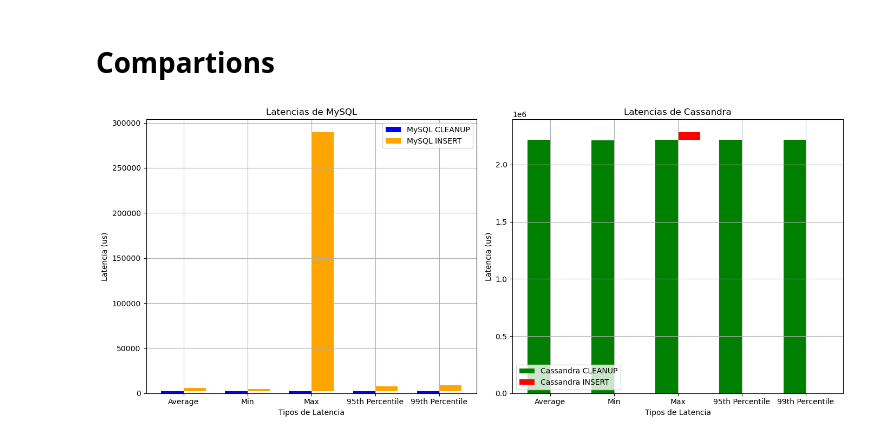
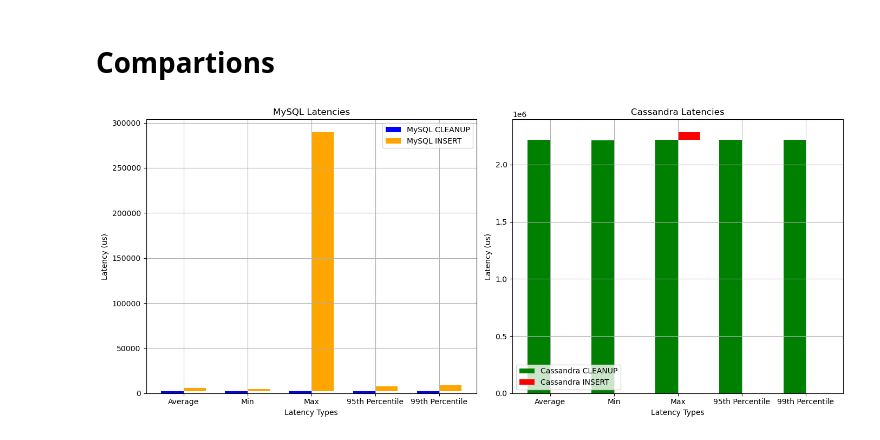
Before and after one commit to zeros2018/stock_deep_learning, a Jupyter notebook: Comparison of Databases.ipynb, the cells around one changed output. Saved outputs shown, nothing was run; the diff lists cells and outputs as text; code cells hidden in the pictures.

```diff
--- a/Comparison of Databases.ipynb
+++ b/Comparison of Databases.ipynb
@@ -117,7 +140,7 @@ plt.show()
 import matplotlib.pyplot as plt
 import numpy as np
 
-# Resultados de MySQL
+# MySQL results
 mysql_results = {
     'CLEANUP': {
         'Average': 2305.0,
@@ -135,7 +158,7 @@ mysql_results = {
     }
 }
 
-# Resultados de Cassandra
+# Cassandra results
 cassandra_results = {
     'CLEANUP': {
         'Average': 2214912.0,
@@ -152,46 +175,46 @@ cassandra_results = {
         '99th Percentile': 359
     }
 }
 
-# Definir las categorías y los valores para las latencias
+# Define categories and values for latencies
 categories = ['Average', 'Min', 'Max', '95th Percentile', '99th Percentile']
 mysql_cleanup = [mysql_results['CLEANUP'][cat] for cat in categories]
 mysql_insert = [mysql_results['INSERT'][cat] for cat in categories]
 cassandra_cleanup = [cassandra_results['CLEANUP'][cat] for cat in categories]
 cassandra_insert = [cassandra_results['INSERT'][cat] for cat in categories]
 
-# Crear el gráfico de barras en dos subgráficos
-x = np.arange(len(categories))  # la posición de las categorías en el eje X
-width = 0.35  # El ancho de las barras
+# Create the bar chart with two subplots
+x = np.arange(len(categories))  # the position of the categories on the X-axis
+width = 0.35  # Bar width
 
-fig, (ax1, ax2) = plt.subplots(1, 2, figsize=(14, 6))  # 1 fila y 2 columnas para los gráficos
+fig, (ax1, ax2) = plt.subplots(1, 2, figsize=(14, 6))  # 1 row and 2 columns for the charts
 
-# Gráfico para MySQL
+# MySQL plot
 ax1.bar(x - width/2, mysql_cleanup, width, label='MySQL CLEANUP', color='blue')
 ax1.bar(x + width/2, mysql_insert, width, label='MySQL INSERT', color='orange', bottom=mysql_cleanup)
-ax1.set_title('Latencias de MySQL')
-ax1.set_xlabel('Tipos de Latencia')
-ax1.set_ylabel('Latencia (us)')
+ax1.set_title('MySQL Latencies')
+ax1.set_xlabel('Latency Types')
+ax1.set_ylabel('Latency (us)')
 ax1.set_xticks(x)
 ax1.set_xticklabels(categories)
 ax1.legend()
 ax1.grid(True)
 
-# Gráfico para Cassandra
+# Cassandra plot
 ax2.bar(x - width/2, cassandra_cleanup, width, label='Cassandra CLEANUP', color='green')
 ax2.bar(x + width/2, cassandra_insert, width, label='Cassandra INSERT', color='red', bottom=cassandra_cleanup)
-ax2.set_title('Latencias de Cassandra')
-ax2.set_xlabel('Tipos de Latencia')
-ax2.set_ylabel('Latencia (us)')
+ax2.set_title('Cassandra Latencies')
+ax2.set_xlabel('Latency Types')
+ax2.set_ylabel('Latency (us)')
 ax2.set_xticks(x)
 ax2.set_xticklabels(categories)
 ax2.legend()
 ax2.grid(True)
 
-# Ajustar el espacio entre subgráficos
+# Adjust space between subplots
 plt.tight_layout()
 
-# Mostrar los gráficos
+# Show the charts
 plt.show()
 # %% [output]
-[figure, old version]
+[figure, new version]
```
Also changed, not shown: parts of 9 cells of this notebook, 2 other files.
